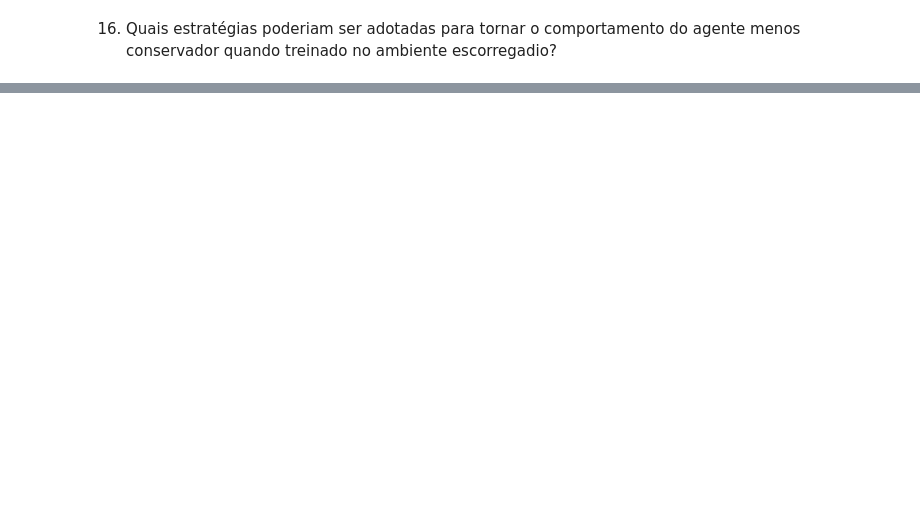
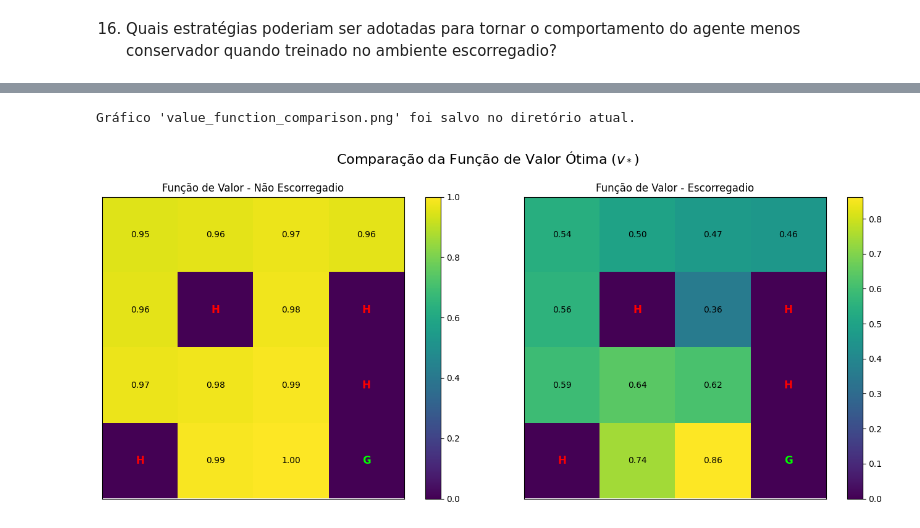
Before and after one commit to ARRETdaniel/25-2_aprendizado-por-reforco, a Jupyter notebook: L1/ps1-copy-dev.ipynb, the cells around one changed output, grey strips where cells are left out. Drawn from its saved outputs; the diff is of its cells as text; code cells hidden in the pictures; blank space fills up the shorter version.

```diff
--- a/L1/ps1-copy-dev.ipynb
+++ b/L1/ps1-copy-dev.ipynb
@@ -740,0 +816,62 @@ Do ponto de vista de um desenvolvedor focado em segurança e otimalidade, a pol
+# %%
+# ==============================================
+# Função de Plotagem e Execução Principal
+# ==============================================
+
+def plot_value_function(V, desc, ax, title):
+    """
+    Plota a função de valor V em um grid representando o ambiente Frozen Lake.
+    """
+    n_rows, n_cols = desc.shape
+    V_reshaped = V.reshape(n_rows, n_cols)
+
+    im = ax.imshow(V_reshaped, cmap='viridis', interpolation='nearest')
+
+    # Adiciona anotações de texto em cada célula
+    for i in range(n_rows):
+        for j in range(n_cols):
+            val = V_reshaped[i, j]
+            text_color = "white" if val < V_reshaped.mean() * 0.75 else "black"
+
+            # Marca os buracos (H) e o objetivo (G)
+            if desc[i, j] == b'H':
+                cell_text = "H"
+                ax.text(j, i, cell_text, ha="center", va="center", color="red", weight="bold", fontsize=12)
+            elif desc[i, j] == b'G':
+                cell_text = "G"
+                ax.text(j, i, cell_text, ha="center", va="center", color="lime", weight="bold", fontsize=12)
+            else:
+                cell_text = f"{val:.2f}"
+                ax.text(j, i, cell_text, ha="center", va="center", color=text_color, fontsize=10)
+
+    fig.colorbar(im, ax=ax)
+    ax.set_title(title)
+    ax.set_xticks([])
+    ax.set_yticks([])
+
+# --- Execução para o ambiente Não Escorregadio (Determinístico) ---
+env_not_slippery = gym.make("FrozenLake-v1", map_name="4x4", is_slippery=False)
+V_not_slippery, _ = value_iteration(env_not_slippery, gamma=0.99, theta=1e-8)
+desc_not_slippery = env_not_slippery.unwrapped.desc
+env_not_slippery.close()
+
+# --- Execução para o ambiente Escorregadio (Estocástico) ---
+env_slippery = gym.make("FrozenLake-v1", map_name="4x4", is_slippery=True)
+V_slippery, _ = value_iteration(env_slippery, gamma=0.99, theta=1e-8)
+desc_slippery = env_slippery.unwrapped.desc
+env_slippery.close()
+
+# --- Gerar os Gráficos ---
+fig, axes = plt.subplots(1, 2, figsize=(14, 6))
+
+plot_value_function(V_not_slippery, desc_not_slippery, axes[0], "Função de Valor - Não Escorregadio")
+plot_value_function(V_slippery, desc_slippery, axes[1], "Função de Valor - Escorregadio")
+
+fig.suptitle("Comparação da Função de Valor Ótima ($v_*$)", fontsize=16)
+plt.tight_layout(rect=[0, 0, 1, 0.96])
+plt.savefig("value_function_comparison.png")
+
+print("Gráfico 'value_function_comparison.png' foi salvo no diretório atual.")
+# %% [output]
+Gráfico 'value_function_comparison.png' foi salvo no diretório atual.
+[figure, added]
```
Also changed, not shown: parts of 6 cells of this notebook, 7 other files.
